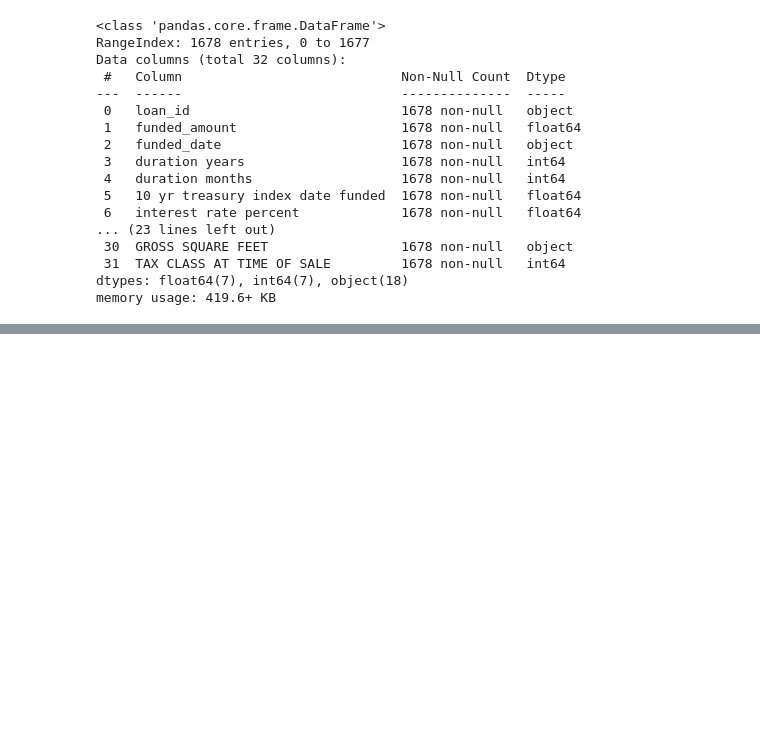
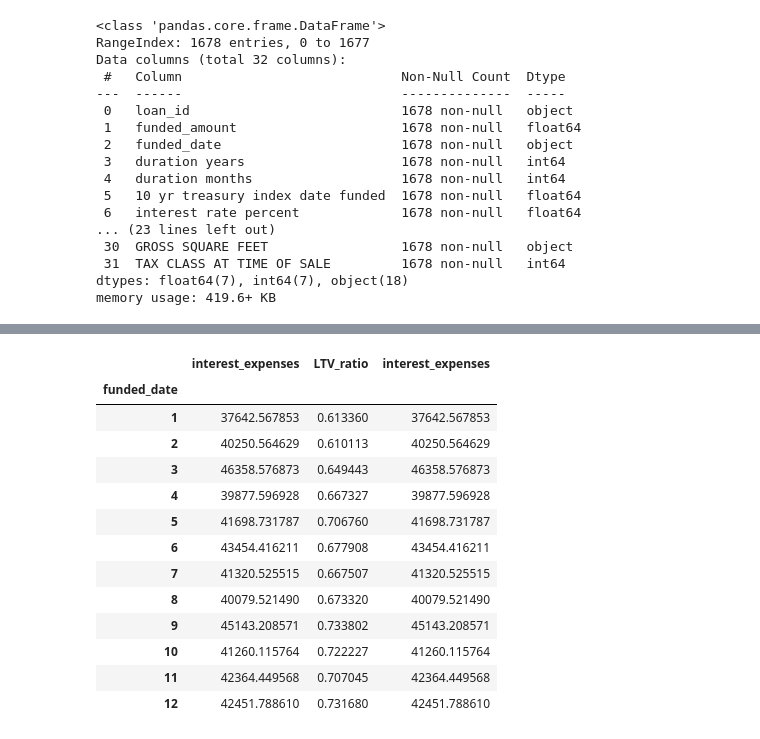
Before and after one commit to abilcode/mansek, a Jupyter notebook: test number 2.ipynb, the cells around one changed output, grey strips where cells are left out. Drawn from its saved outputs; the diff is of its cells as text; code cells hidden in the pictures; blank space fills up the shorter version.

```diff
--- a/test number 2.ipynb
+++ b/test number 2.ipynb
@@ -42,2 +149,0 @@ data.head()
-# %%
-data["test"] = data["payments"] * (data["interest rate"]) * data["duration months"]
@@ -60,3 +149,0 @@ data[["test","funded_amount"]]
-# %%
-data["test_rate"] =   data["funded_amount"] - data["test"]
-data["test_rate"]
@@ -75,0 +165,19 @@ Name: test_rate, Length: 1678, dtype: float64
+# %%
+# Group by year
+monthly_data = data.groupby(data['funded_date'].dt.month)[["interest_expenses", "LTV_ratio","interest_expenses"]].median()
+monthly_data
+# %% [output]
+|  | interest_expenses | LTV_ratio | interest_expenses |
+| funded_date |  |  |  |
+| 1 | 37642.567853 | 0.613360 | 37642.567853 |
+| 2 | 40250.564629 | 0.610113 | 40250.564629 |
+| 3 | 46358.576873 | 0.649443 | 46358.576873 |
+| 4 | 39877.596928 | 0.667327 | 39877.596928 |
+| 5 | 41698.731787 | 0.706760 | 41698.731787 |
+| 6 | 43454.416211 | 0.677908 | 43454.416211 |
+| 7 | 41320.525515 | 0.667507 | 41320.525515 |
+| 8 | 40079.521490 | 0.673320 | 40079.521490 |
+| 9 | 45143.208571 | 0.733802 | 45143.208571 |
+| 10 | 41260.115764 | 0.722227 | 41260.115764 |
+| 11 | 42364.449568 | 0.707045 | 42364.449568 |
+| 12 | 42451.788610 | 0.731680 | 42451.788610 |
```
Also changed, not shown: parts of 24 cells of this notebook, 4 other files.
